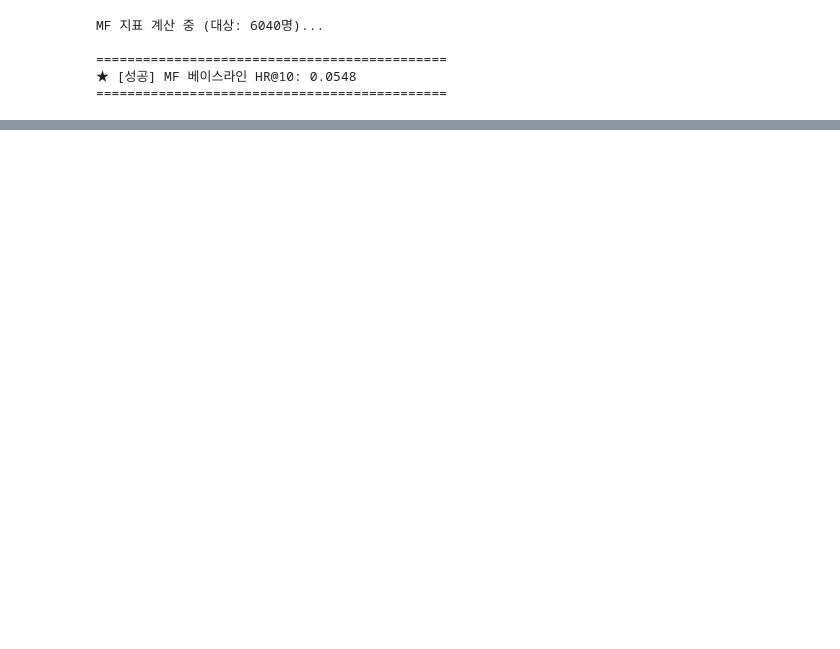
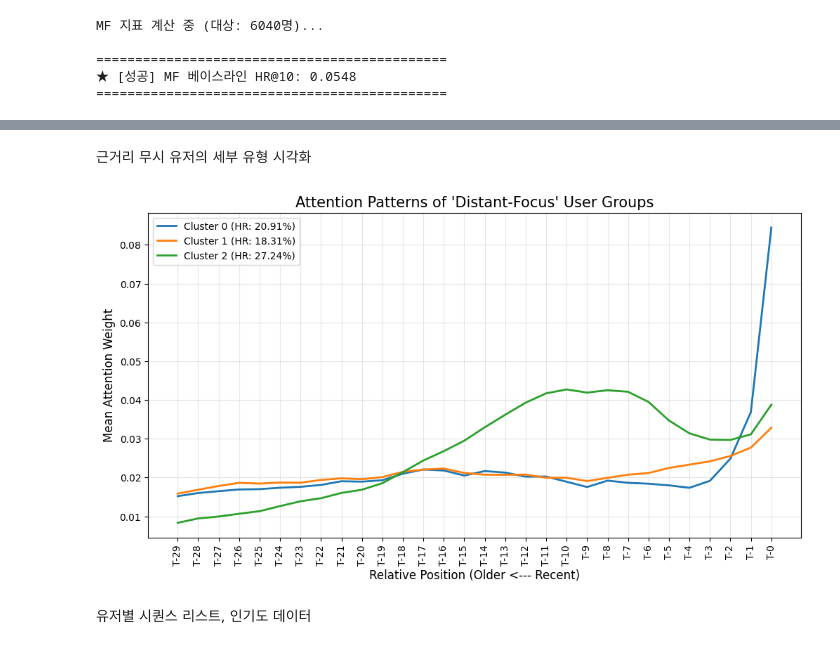
Before and after one commit to shoh0806/Capstone_Design, a Jupyter notebook: Bert4Rec_model.ipynb, the cells around one changed output, grey strips where cells are left out. Saved outputs shown, nothing was run; the diff lists cells and outputs as text; code cells hidden in the pictures; blank space fills up the shorter version.

```diff
--- a/Bert4Rec_model.ipynb
+++ b/Bert4Rec_model.ipynb
@@ -638,0 +813,23 @@ MF 지표 계산 중 (대상: 6040명)...
+# %%
+from sklearn.cluster import KMeans
+
+def cluster_distant_focus_users(analysis_df):
+    # '가까이를 안 보는 유저' (최근 5개 어텐션 합이 하위 30%인 유저) 필터링
+    distant_users = analysis_df[analysis_df['recency_ratio'] < analysis_df['recency_ratio'].quantile(0.3)].copy()
+
+    # 어텐션 맵의 길이를 맞추기 위해 마지막 20개만 사용
+    features = np.array([x[-20:] if len(x)>=20 else np.pad(x, (20-len(x), 0)) for x in distant_users['attn_map']])
+
+    # 3개 유형으로 클러스터링
+    kmeans = KMeans(n_clusters=3, random_state=42).fit(features)
+    distant_users['cluster'] = kmeans.labels_
+
+    print("--- [인사이트 2: 근거리 무시 유저의 세부 유형] ---")
+    for i in range(3):
+        c_group = distant_users[distant_users['cluster'] == i]
+        print(f"유형 {i}: 평균 Hit Rate {c_group['is_hit'].mean():.4f}, 주력 장르: {c_group['top_genre'].mode()[0]}")
+
+    print("\n* 해석: 유형 0은 특정 과거 장르에 집착, 유형 1은 주기적 패턴 등 '가까이를 안 봐도 맞추는 근거'를 찾아낼 수 있음.")
+    return distant_users
+
+distant_clusters = cluster_distant_focus_users(analysis_df)
@@ -638,0 +869,26 @@ MF 지표 계산 중 (대상: 6040명)...
+# %% [markdown]
+근거리 무시 유저의 세부 유형 시각화
+# %%
+def plot_distant_clusters(distant_clusters):
+    plt.figure(figsize=(12, 6))
+
+    for i in range(3):
+        # 각 클러스터의 평균 어텐션 패턴 계산
+        cluster_data = distant_clusters[distant_clusters['cluster'] == i]
+        mean_pattern = np.mean([x[-30:] for x in cluster_data['attn_map'] if len(x)>=30], axis=0)
+
+        plt.plot(mean_pattern, label=f'Cluster {i} (HR: {cluster_data["is_hit"].mean():.2%})', lw=2)
+
+    plt.title("Attention Patterns of 'Distant-Focus' User Groups", fontsize=15)
+    plt.xlabel("Relative Position (Older <--- Recent)", fontsize=12)
+    plt.ylabel("Mean Attention Weight", fontsize=12)
+    plt.xticks(range(30), [f"T-{29-i}" for i in range(30)], rotation=90)
+    plt.legend()
+    plt.grid(alpha=0.3)
+    plt.show()
+
+plot_distant_clusters(distant_clusters)
+# %% [output]
+[figure, added]
+# %% [markdown]
+유저별 시퀀스 리스트, 인기도 데이터
```
Also changed, not shown: parts of 37 cells of this notebook.
